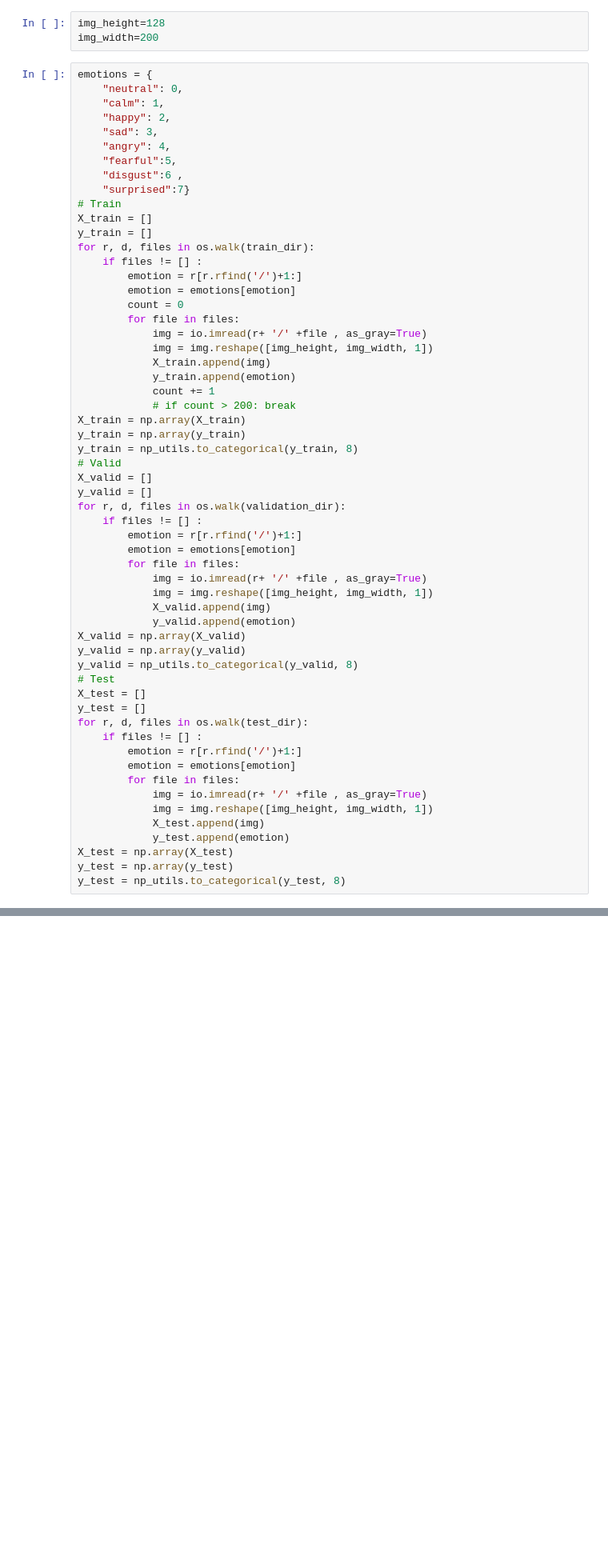
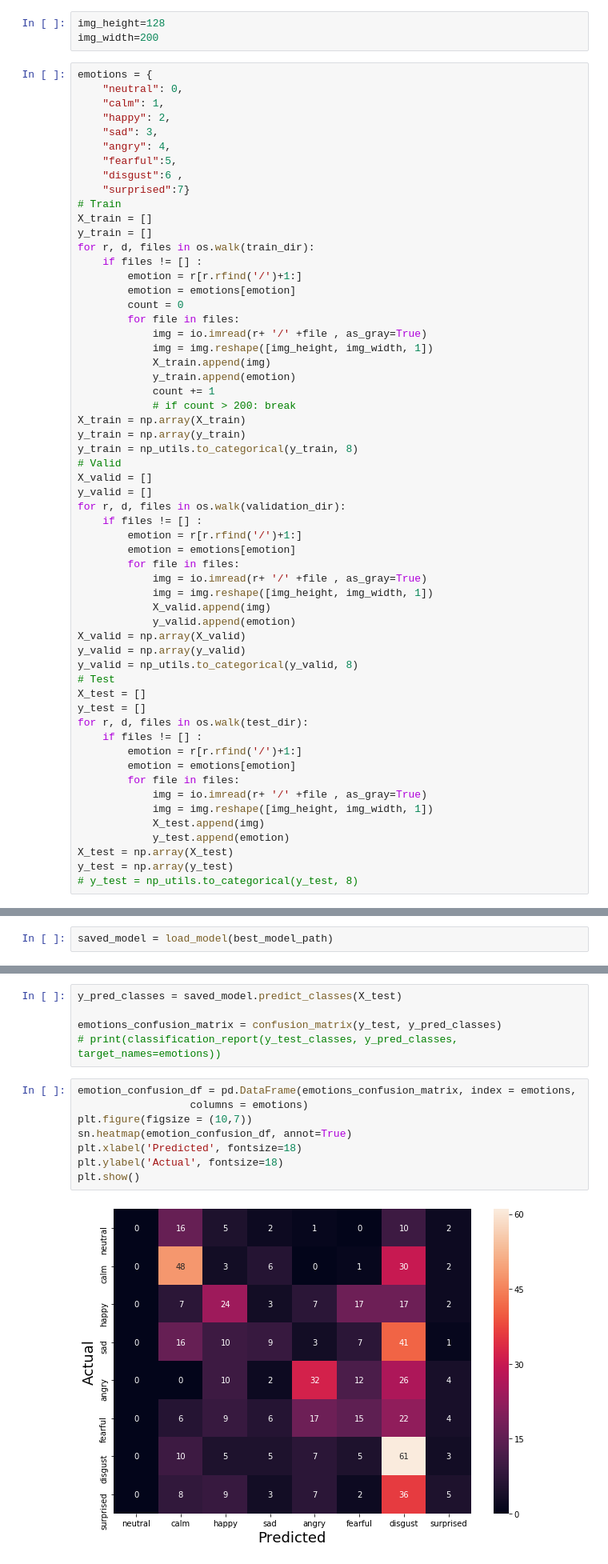
Before and after one commit to dandrid/GrandPythons, a Jupyter notebook: 2_build_own_model.ipynb, the cells around one changed output, grey strips where cells are left out. Shown at 80% size. Drawn from its saved outputs; the diff is of its cells as text; blank space fills up the shorter version.

```diff
--- a/2_build_own_model.ipynb
+++ b/2_build_own_model.ipynb
@@ -210,7 +208,7 @@ for r, d, files in os.walk(test_dir):
             y_test.append(emotion)
 X_test = np.array(X_test)
 y_test = np.array(y_test)
-y_test = np_utils.to_categorical(y_test, 8)
+# y_test = np_utils.to_categorical(y_test, 8)
 # %%
 ind = np.arange(len(X_train))
 np.random.shuffle(ind)
@@ -366,0 +288,2 @@ Epoch 78/100
+# %%
+saved_model = load_model(best_model_path)
@@ -366,0 +292,15 @@ Epoch 78/100
+# %%
+y_pred_classes = saved_model.predict_classes(X_test)
+
+emotions_confusion_matrix = confusion_matrix(y_test, y_pred_classes)
+# print(classification_report(y_test_classes, y_pred_classes, target_names=emotions))
+# %%
+emotion_confusion_df = pd.DataFrame(emotions_confusion_matrix, index = emotions,
+                  columns = emotions)
+plt.figure(figsize = (10,7))
+sn.heatmap(emotion_confusion_df, annot=True)
+plt.xlabel('Predicted', fontsize=18)
+plt.ylabel('Actual', fontsize=18)
+plt.show()
+# %% [output]
+[figure, added]
```
Also changed, not shown: parts of 7 cells of this notebook.
